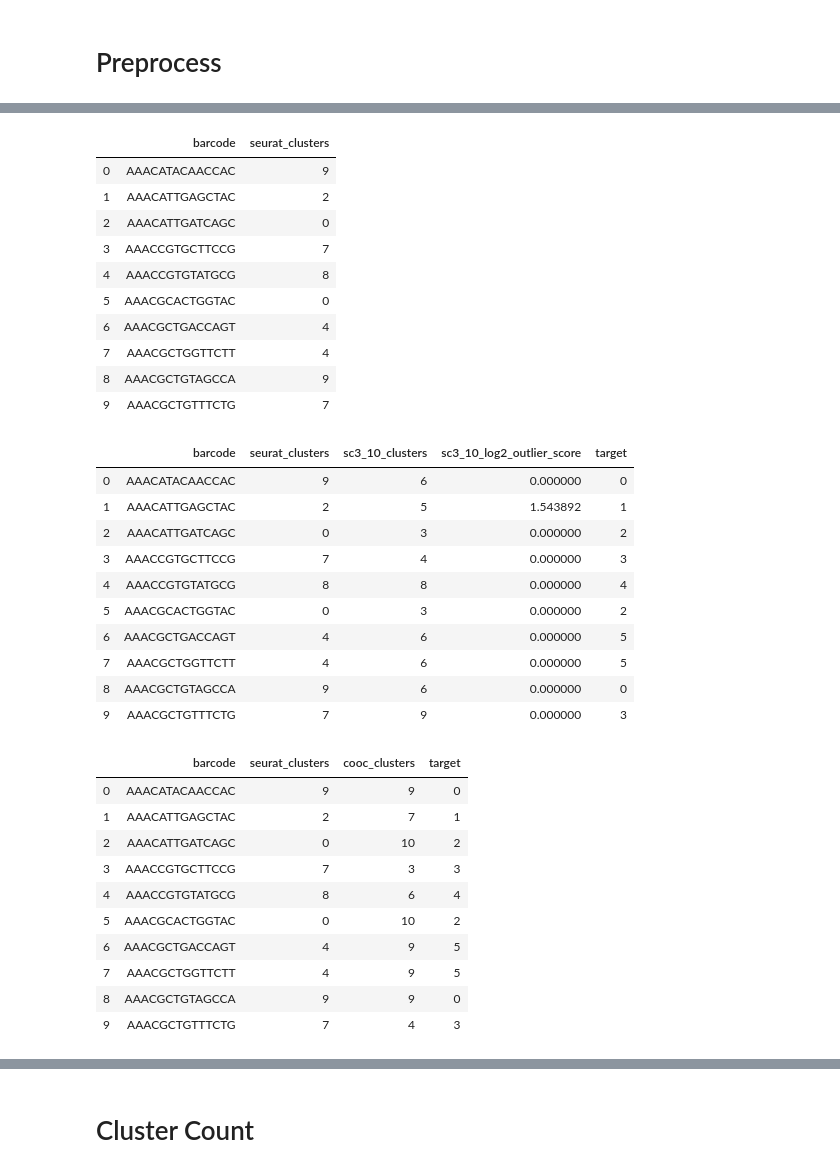
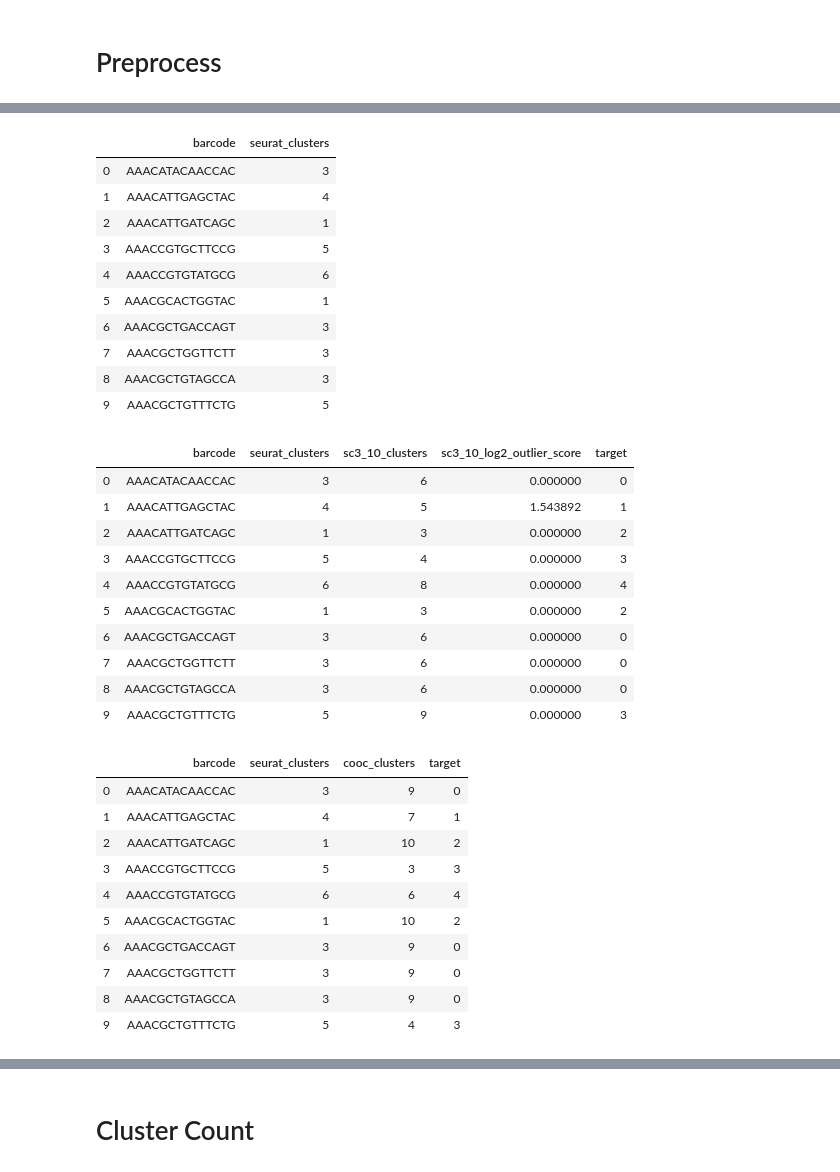
Before and after one commit to 2kjiejie/Single-Cell-RNA-seq-Benchmark, a Jupyter notebook: pbmc_orign.ipynb, the cells around one changed output, grey strips where cells are left out. Drawn from its saved outputs; the diff is of its cells as text; code cells hidden in the pictures.

```diff
--- a/pbmc_orign.ipynb
+++ b/pbmc_orign.ipynb
@@ -35,18 +35,18 @@ files
 # %%
-table = pd.read_csv(os.path.join(path, 'seurat-R.csv'))
+table = pd.read_csv(os.path.join(path, 'seurat-R-stan.csv'))
 table.head(10)
 # %% [output]
 |  | barcode | seurat_clusters |
-| 0 | AAACATACAACCAC | 9 |
-| 1 | AAACATTGAGCTAC | 2 |
-| 2 | AAACATTGATCAGC | 0 |
-| 3 | AAACCGTGCTTCCG | 7 |
-| 4 | AAACCGTGTATGCG | 8 |
-| 5 | AAACGCACTGGTAC | 0 |
-| 6 | AAACGCTGACCAGT | 4 |
-| 7 | AAACGCTGGTTCTT | 4 |
-| 8 | AAACGCTGTAGCCA | 9 |
-| 9 | AAACGCTGTTTCTG | 7 |
+| 0 | AAACATACAACCAC | 3 |
+| 1 | AAACATTGAGCTAC | 4 |
+| 2 | AAACATTGATCAGC | 1 |
+| 3 | AAACCGTGCTTCCG | 5 |
+| 4 | AAACCGTGTATGCG | 6 |
+| 5 | AAACGCACTGGTAC | 1 |
+| 6 | AAACGCTGACCAGT | 3 |
+| 7 | AAACGCTGGTTCTT | 3 |
+| 8 | AAACGCTGTAGCCA | 3 |
+| 9 | AAACGCTGTTTCTG | 5 |
 # %%
 sc3 = pd.read_excel('sc3_results1.xls')
 sc3_r = table.merge(sc3, on="barcode")
@@ -55,16 +55,16 @@ sc3_r['target'] = sc3_r['seurat_clusters'].factorize()[0]
 sc3_r.head(10)
 # %% [output]
 |  | barcode | seurat_clusters | sc3_10_clusters | sc3_10_log2_outlier_score | target |
-| 0 | AAACATACAACCAC | 9 | 6 | 0.000000 | 0 |
-| 1 | AAACATTGAGCTAC | 2 | 5 | 1.543892 | 1 |
-| 2 | AAACATTGATCAGC | 0 | 3 | 0.000000 | 2 |
-| 3 | AAACCGTGCTTCCG | 7 | 4 | 0.000000 | 3 |
-| 4 | AAACCGTGTATGCG | 8 | 8 | 0.000000 | 4 |
-| 5 | AAACGCACTGGTAC | 0 | 3 | 0.000000 | 2 |
-| 6 | AAACGCTGACCAGT | 4 | 6 | 0.000000 | 5 |
-| 7 | AAACGCTGGTTCTT | 4 | 6 | 0.000000 | 5 |
-| 8 | AAACGCTGTAGCCA | 9 | 6 | 0.000000 | 0 |
-| 9 | AAACGCTGTTTCTG | 7 | 9 | 0.000000 | 3 |
+| 0 | AAACATACAACCAC | 3 | 6 | 0.000000 | 0 |
+| 1 | AAACATTGAGCTAC | 4 | 5 | 1.543892 | 1 |
+| 2 | AAACATTGATCAGC | 1 | 3 | 0.000000 | 2 |
+| 3 | AAACCGTGCTTCCG | 5 | 4 | 0.000000 | 3 |
+| 4 | AAACCGTGTATGCG | 6 | 8 | 0.000000 | 4 |
+| 5 | AAACGCACTGGTAC | 1 | 3 | 0.000000 | 2 |
+| 6 | AAACGCTGACCAGT | 3 | 6 | 0.000000 | 0 |
+| 7 | AAACGCTGGTTCTT | 3 | 6 | 0.000000 | 0 |
+| 8 | AAACGCTGTAGCCA | 3 | 6 | 0.000000 | 0 |
+| 9 | AAACGCTGTTTCTG | 5 | 9 | 0.000000 | 3 |
 # %%
 cooc = pd.read_csv('cooc.csv').T.reset_index()[1:]
 cooc["barcode"] = cooc["index"]
@@ -77,16 +77,16 @@ cooc_data['target'] = cooc_data['seurat_clusters'].factorize()[0]
 cooc_data.head(10)
 # %% [output]
 |  | barcode | seurat_clusters | cooc_clusters | target |
-| 0 | AAACATACAACCAC | 9 | 9 | 0 |
-| 1 | AAACATTGAGCTAC | 2 | 7 | 1 |
-| 2 | AAACATTGATCAGC | 0 | 10 | 2 |
-| 3 | AAACCGTGCTTCCG | 7 | 3 | 3 |
-| 4 | AAACCGTGTATGCG | 8 | 6 | 4 |
-| 5 | AAACGCACTGGTAC | 0 | 10 | 2 |
-| 6 | AAACGCTGACCAGT | 4 | 9 | 5 |
-| 7 | AAACGCTGGTTCTT | 4 | 9 | 5 |
-| 8 | AAACGCTGTAGCCA | 9 | 9 | 0 |
-| 9 | AAACGCTGTTTCTG | 7 | 4 | 3 |
+| 0 | AAACATACAACCAC | 3 | 9 | 0 |
+| 1 | AAACATTGAGCTAC | 4 | 7 | 1 |
+| 2 | AAACATTGATCAGC | 1 | 10 | 2 |
+| 3 | AAACCGTGCTTCCG | 5 | 3 | 3 |
+| 4 | AAACCGTGTATGCG | 6 | 6 | 4 |
+| 5 | AAACGCACTGGTAC | 1 | 10 | 2 |
+| 6 | AAACGCTGACCAGT | 3 | 9 | 0 |
+| 7 | AAACGCTGGTTCTT | 3 | 9 | 0 |
+| 8 | AAACGCTGTAGCCA | 3 | 9 | 0 |
+| 9 | AAACGCTGTTTCTG | 5 | 4 | 3 |
 # %%
 race = pd.read_csv('RaceID3.csv')
 race["barcode"] = race["Unnamed: 0"]
```
Also changed, not shown: parts of 26 cells of this notebook, 5 other files.
